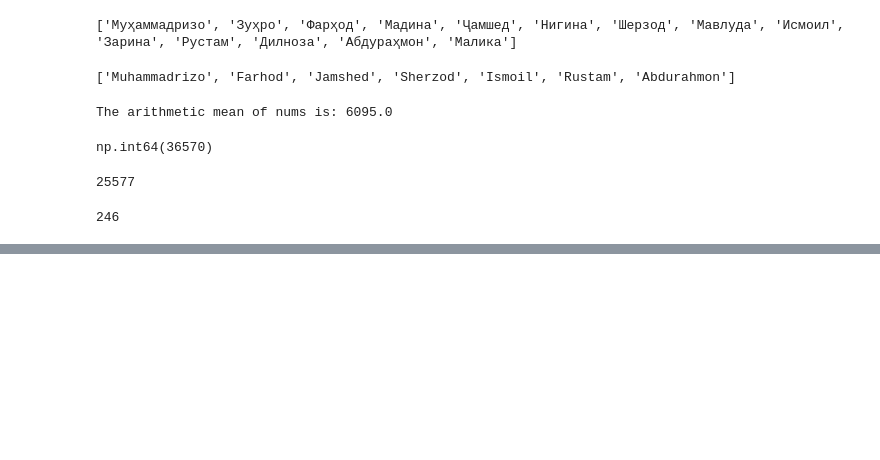
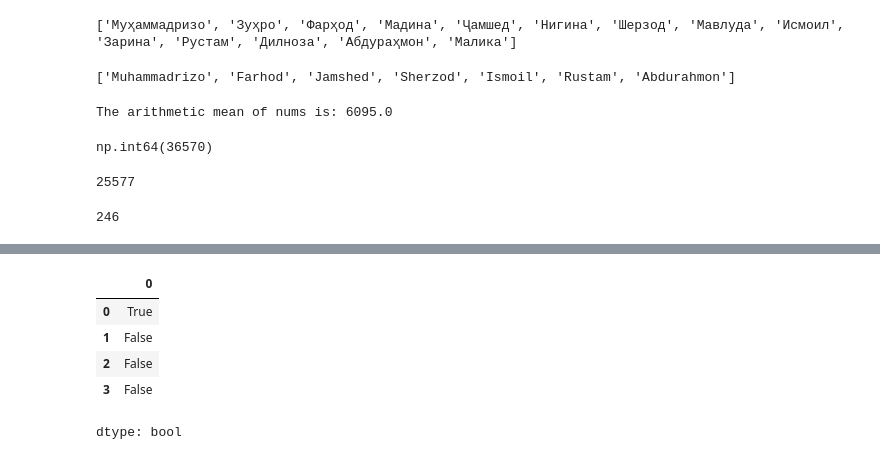
Before and after one commit to SedasN/google-colab_test, a Jupyter notebook: second_book.ipynb, the cells around one changed output, grey strips where cells are left out. Saved outputs shown, nothing was run; the diff lists cells and outputs as text; code cells hidden in the pictures; blank space fills up the shorter version.

```diff
--- a/second_book.ipynb
+++ b/second_book.ipynb
@@ -172,0 +206,9 @@ nums.min()
+# %%
+a.eq(10)
+# %% [output]
+|  | 0 |
+| 0 | True |
+| 1 | False |
+| 2 | False |
+| 3 | False |
+dtype: bool
```
Also changed, not shown: parts of 11 cells of this notebook.
